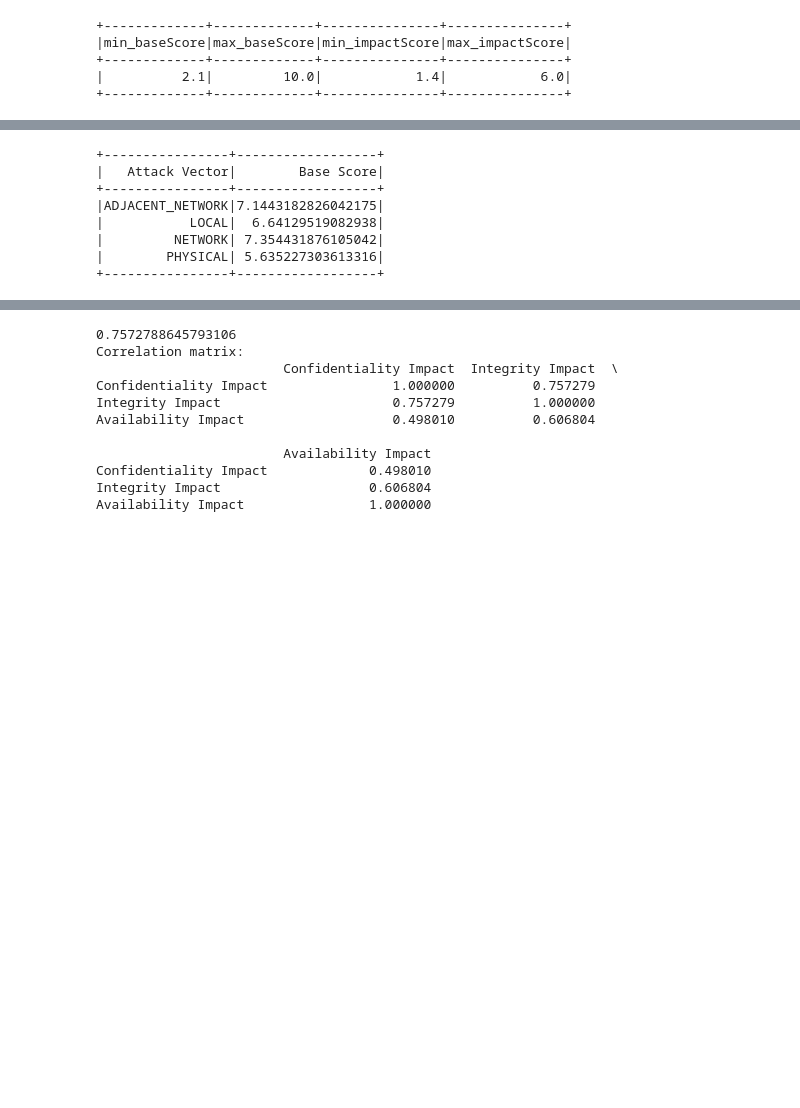
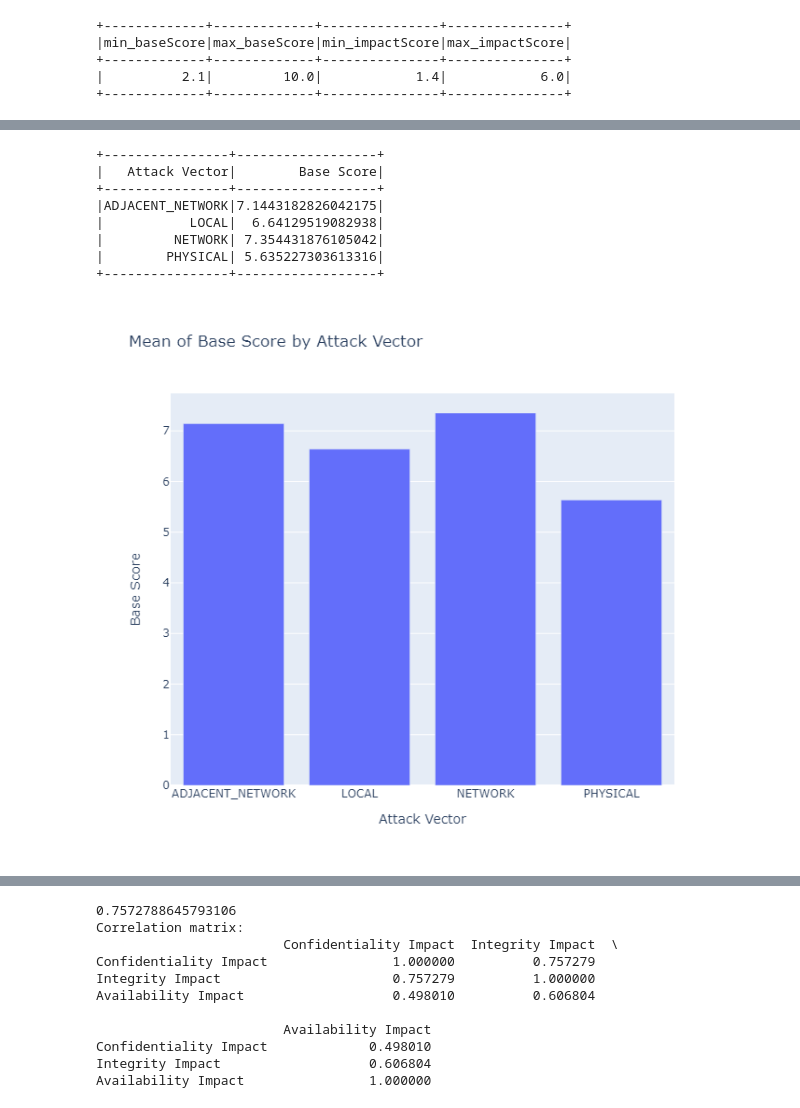
Before and after one commit to XvXAdrienXvX/VMAnalytics, a Jupyter notebook: Notebooks/demo.ipynb, the cells around one changed output, grey strips where cells are left out. Drawn from its saved outputs; the diff is of its cells as text; code cells hidden in the pictures; blank space fills up the shorter version.

```diff
--- a/Notebooks/demo.ipynb
+++ b/Notebooks/demo.ipynb
@@ -74,14 +77,15 @@ dt_analyzer.show_bar_chart(mode_df_exploitability_score, "Attack Vector", "Explo
 # %%
 mean_df_base_score = dt_analyzer.calculate_mean_category(dataFrame, "attackVector", "baseScore", "Attack Vector", "Base Score")
-dt_analyzer.show_bar_chart(mean_df_base_score, "Attack Vector", "Base Score", 700, 600, "Mean of Base Score by Attack Vector")
+dt_analyzer.show_bar_chart(mean_df_base_score, "Attack Vector", "Base Score", 700, 600, "Mean of Base Score by Attack Vector", "png")
 # %% [output]
 +----------------+------------------+
 |   Attack Vector|        Base Score|
 +----------------+------------------+
 |ADJACENT_NETWORK|7.1443182826042175|
 |           LOCAL|  6.64129519082938|
 |         NETWORK| 7.354431876105042|
 |        PHYSICAL| 5.635227303613316|
 +----------------+------------------+
+[figure, added]
 # %%
 mean_df_impact_score = dt_analyzer.calculate_mean_category(dataFrame, "attackVector", "impactScore", "Attack Vector", "Impact Score")
```
Also changed, not shown: parts of 10 cells of this notebook.
